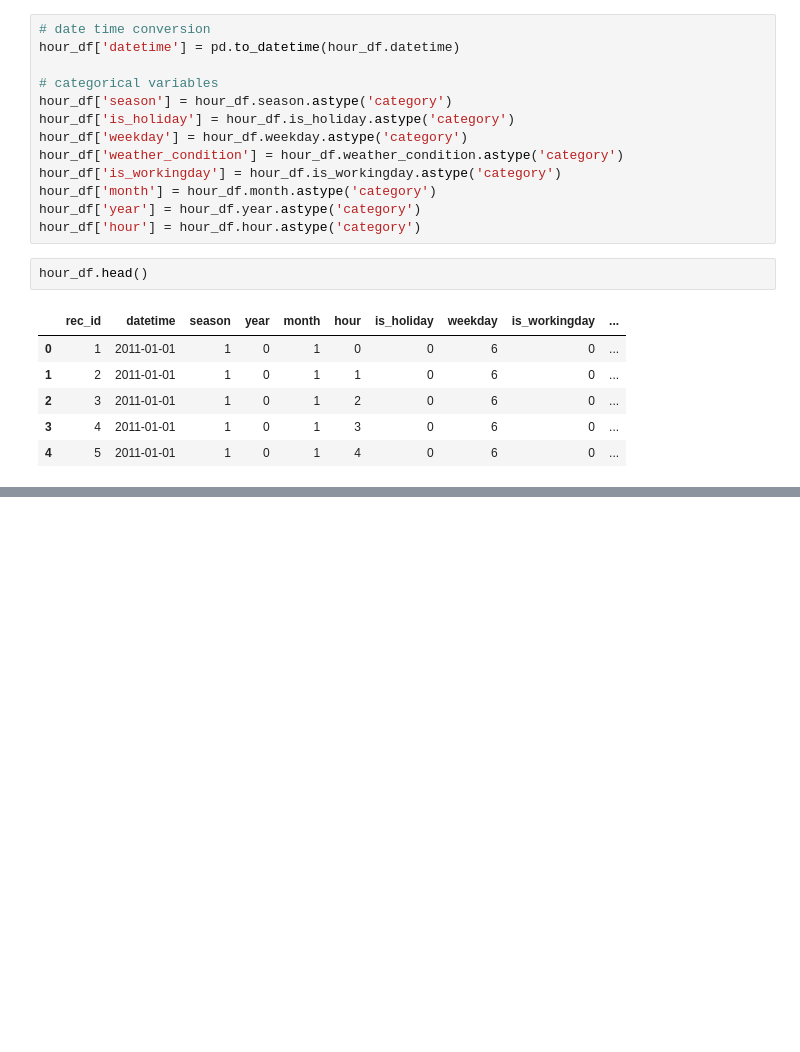
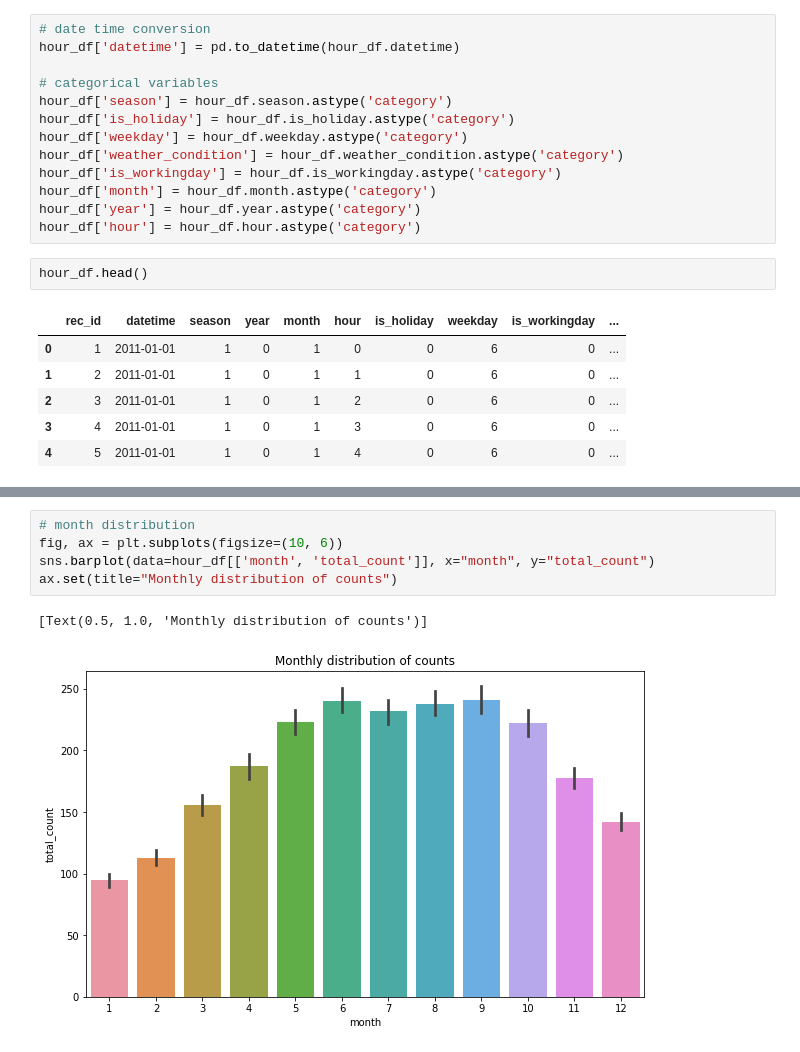
Before and after one commit to paulsok/kaggle, a Jupyter notebook: Bike Sharing/bike_sharing.ipynb, the cells around one changed output, grey strips where cells are left out. Drawn from its saved outputs; the diff is of its cells as text; blank space fills up the shorter version.

```diff
--- a/Bike Sharing/bike_sharing.ipynb
+++ b/Bike Sharing/bike_sharing.ipynb
@@ -99,0 +100,8 @@ ax.set(title="Season wise hourly distribution of counts")
+# %%
+# month distribution
+fig, ax = plt.subplots(figsize=(10, 6))
+sns.barplot(data=hour_df[['month', 'total_count']], x="month", y="total_count")
+ax.set(title="Monthly distribution of counts")
+# %% [output]
+[Text(0.5, 1.0, 'Monthly distribution of counts')]
+[figure, added]
```
Also changed, not shown: parts of 31 cells of this notebook.
